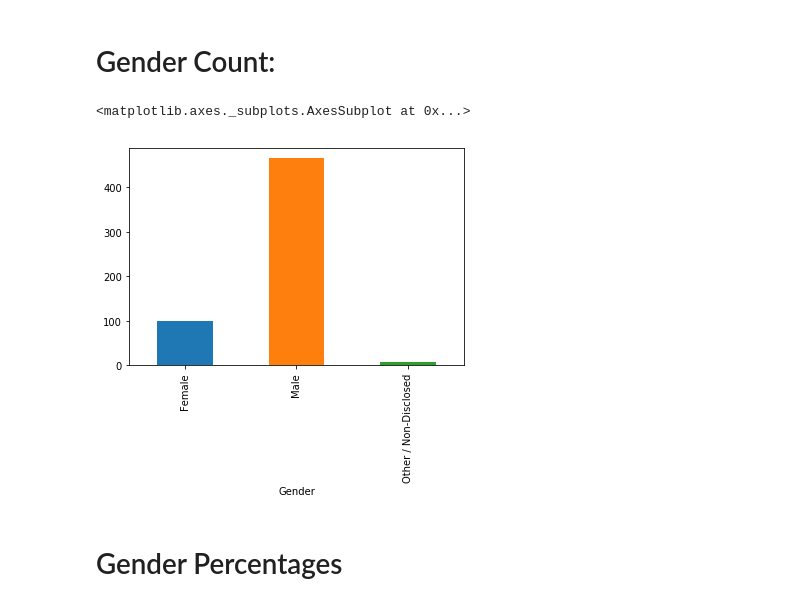
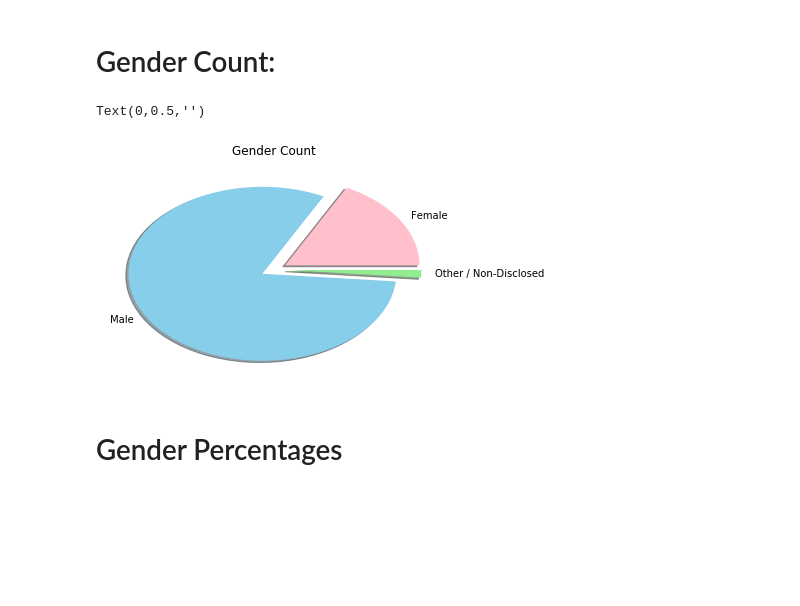
Before and after one commit to jgroth1/Pandas_data_Analysis, a Jupyter notebook: HeroesOfPymoli/Heroes_of_Pymoli_Analysis.ipynb, the cells around one changed output. Saved outputs shown, nothing was run; the diff lists cells and outputs as text; code cells hidden in the pictures; blank space fills up the shorter version.

Commit message:
touched up some of the plots

```diff
--- a/HeroesOfPymoli/Heroes_of_Pymoli_Analysis.ipynb
+++ b/HeroesOfPymoli/Heroes_of_Pymoli_Analysis.ipynb
@@ -77,10 +79,13 @@ gender_count
 | Other / Non-Disclosed | 8 | 1.40 |
 # %% [markdown]
 # Gender Count:
-# %%
-gender_count['Gender Count'].plot.bar()
-# %% [output]
-<matplotlib.axes._subplots.AxesSubplot at 0x...>
-[figure, removed]
+# %%
+ax = plt.subplot()
+gender_count['Gender Count'].plot(kind='pie', legend=False, ax=ax, shadow=True, explode=(0.1, 0.1, 0.1), colors=['pink', 'skyblue', 'lightgreen'])
+ax.set_title('Gender Count')
+ax.set_ylabel('')
+# %% [output]
+Text(0,0.5,'')
+[figure, added]
 # %% [markdown]
 # Gender Percentages
```
Also changed, not shown: parts of 16 cells of this notebook.
